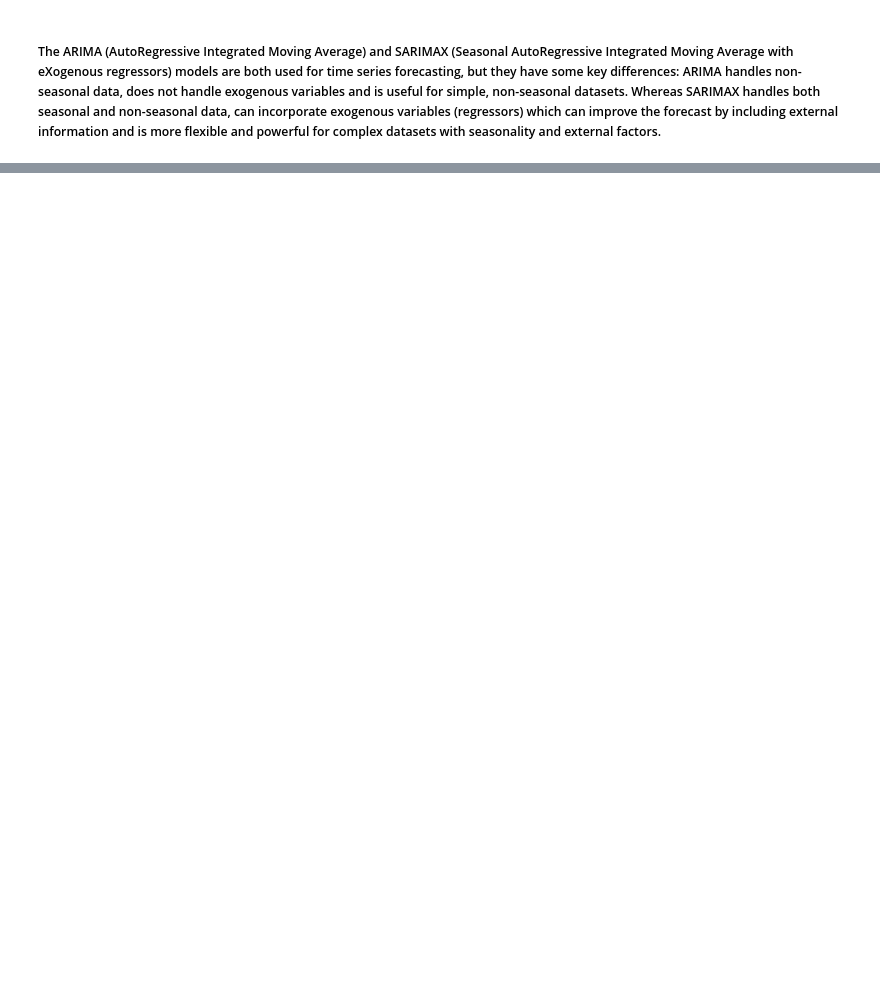
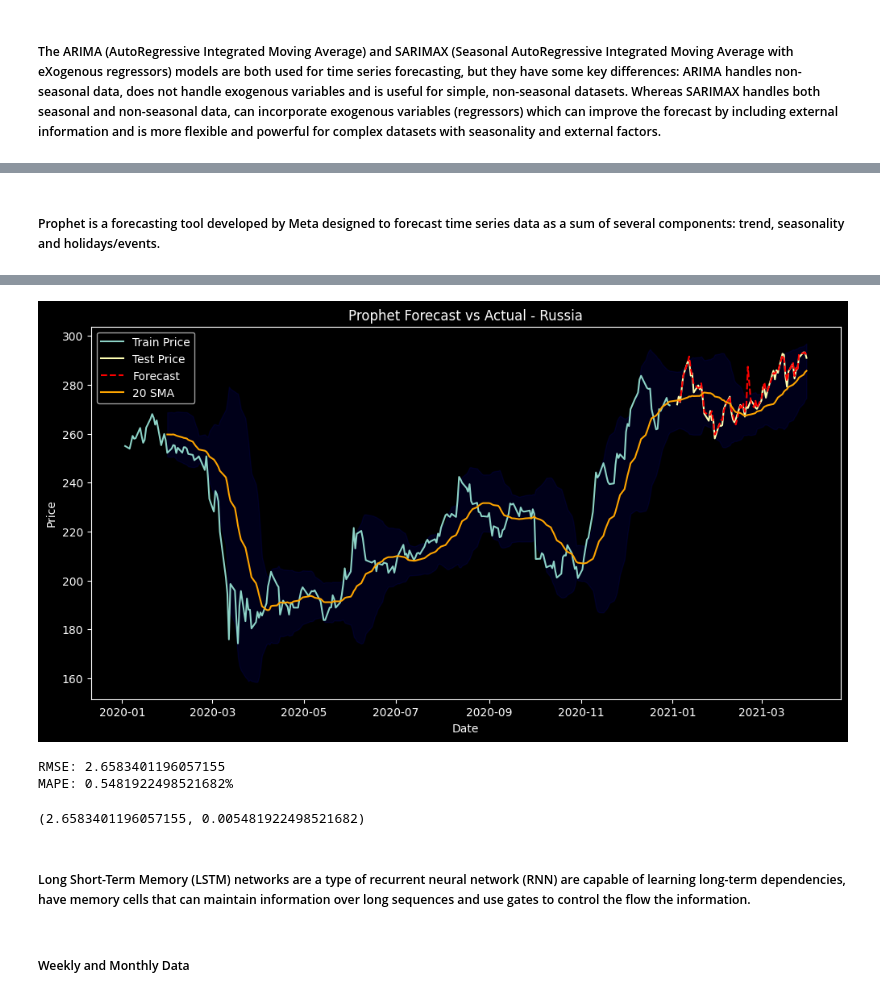
Before and after one commit to michelejl/cgmUjwl9pJkIW6Pa, a Jupyter notebook: ValueInvestor.ipynb, the cells around one changed output, grey strips where cells are left out. Cells and saved outputs as stored; diff of their text form; code cells hidden in the pictures; blank space fills up the shorter version.

```diff
--- a/ValueInvestor.ipynb
+++ b/ValueInvestor.ipynb
@@ -615,0 +462,9 @@ ValueError: Pandas data cast to numpy dtype of object. Check input data with np.
+# %% [markdown]
+##### Prophet is a forecasting tool developed by Meta designed to forecast time series data as a sum of several components: trend, seasonality and holidays/events.
+# %%
+#Prophet
+russia=pd.read_excel('2020Q1Q2Q3Q4-2021Q1.xlsx', sheet_name='Russia - Sberbank Rossii PAO (S', parse_dates = True)
+russia=preprocess_dataframe(russia)
+russia
+prophet_forecast(russia, "Russia")
+# %% [output]
@@ -615,0 +473,6 @@ ValueError: Pandas data cast to numpy dtype of object. Check input data with np.
+[figure, added]
+RMSE: 2.6583401196057155
+MAPE: 0.5481922498521682%
+(2.6583401196057155, 0.005481922498521682)
+# %% [markdown]
+##### Long Short-Term Memory (LSTM) networks are a type of recurrent neural network (RNN) are capable of learning long-term dependencies, have memory cells that can maintain information over long sequences and use gates to control the flow the information.
@@ -615,0 +481,2 @@ ValueError: Pandas data cast to numpy dtype of object. Check input data with np.
+# %% [markdown]
+##### Weekly and Monthly Data
```
Also changed, not shown: parts of 93 cells of this notebook, 1 other file.
